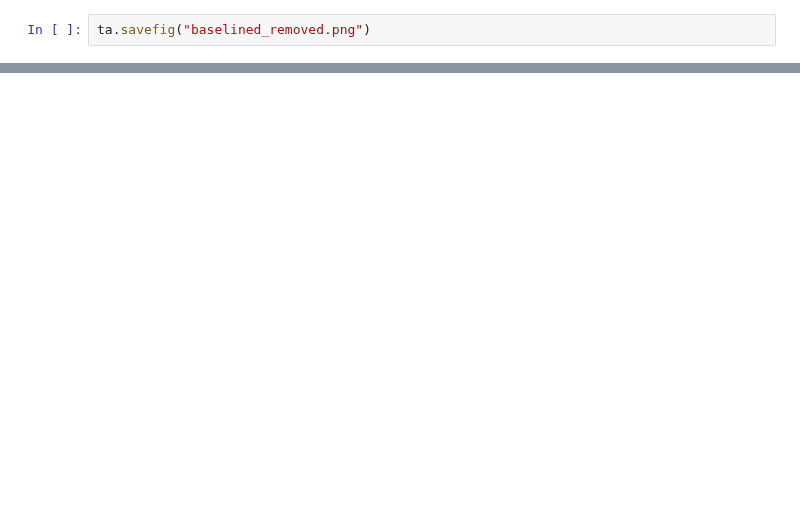
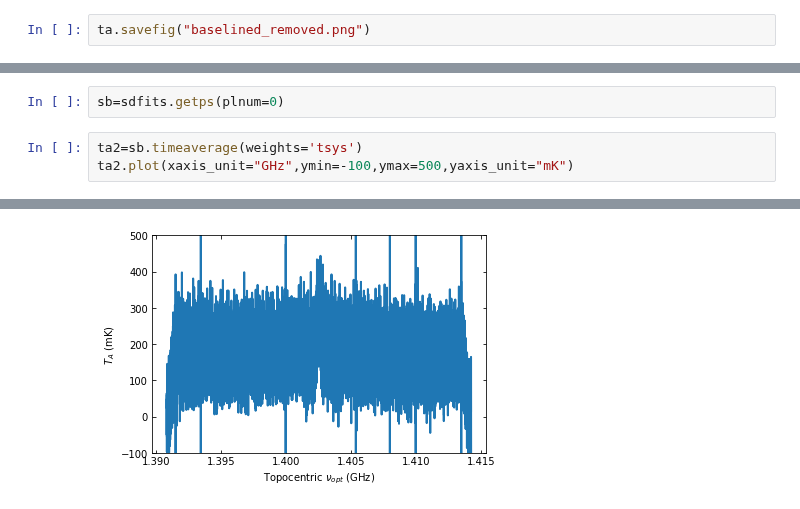
Before and after one commit to GreenBankObservatory/dysh, a Jupyter notebook: notebooks/examples/positionswitch.ipynb, the cells around one changed output, grey strips where cells are left out. Cells and saved outputs as stored; diff of their text form; blank space fills up the shorter version.

```diff
--- a/notebooks/examples/positionswitch.ipynb
+++ b/notebooks/examples/positionswitch.ipynb
@@ -96,0 +109,6 @@ ta.savefig("baselined_removed.png")
+# %%
+sb=sdfits.getps(plnum=0)
+# %%
+ta2=sb.timeaverage(weights='tsys')
+ta2.plot(xaxis_unit="GHz",ymin=-100,ymax=500,yaxis_unit="mK")
+# %% [output]
@@ -96,0 +117 @@ ta.savefig("baselined_removed.png")
+[figure, added]
```
Also changed, not shown: parts of 10 cells of this notebook.
